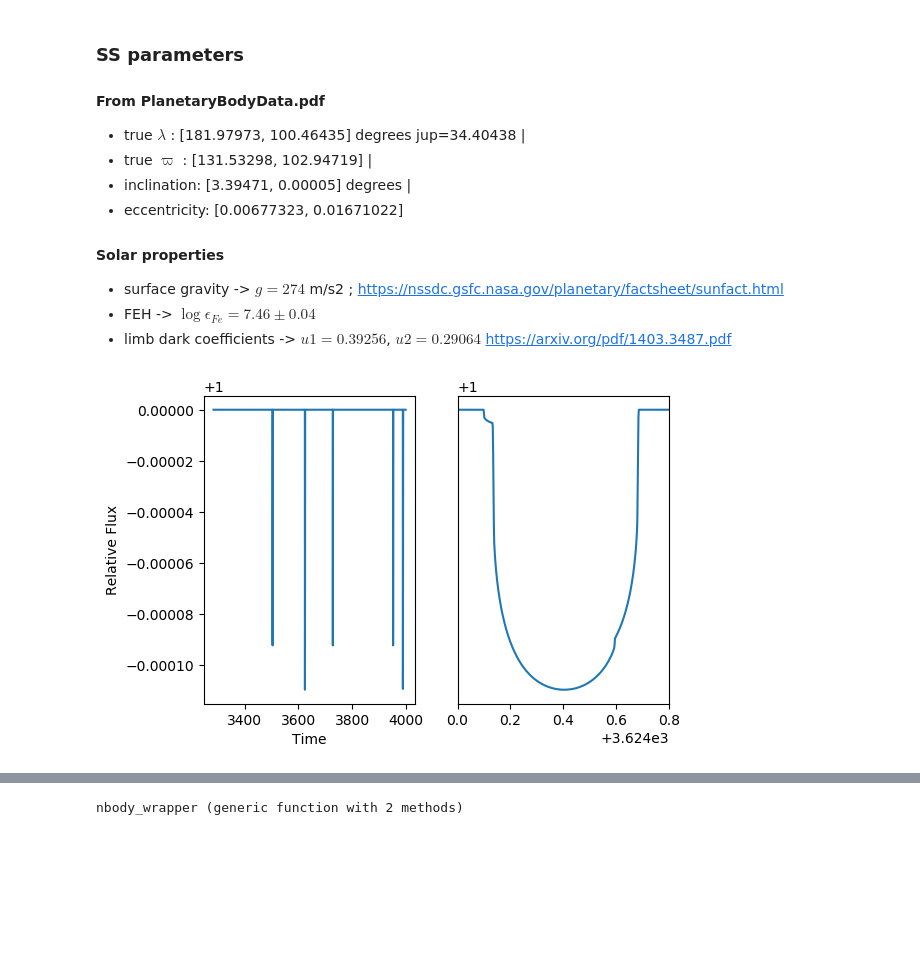
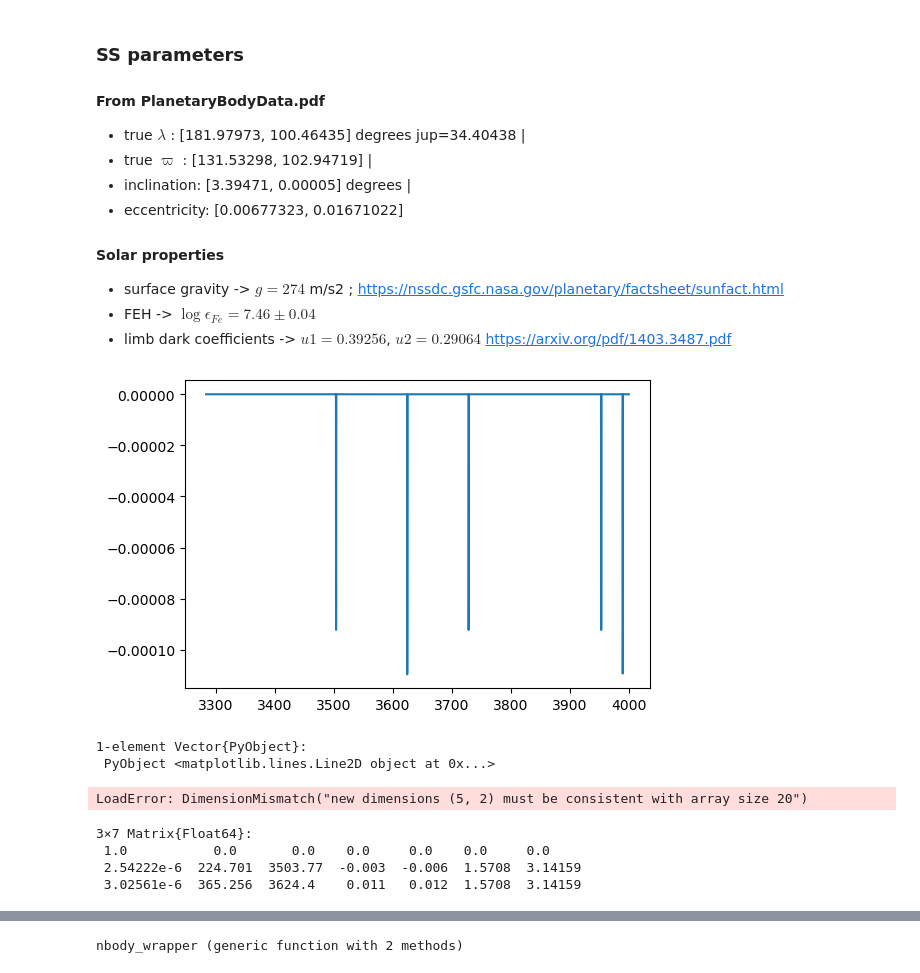
Before and after one commit to bmlindor/ttv_ss, a Jupyter notebook: src/nbody_grad.ipynb, the cells around one changed output, grey strips where cells are left out. Cells and saved outputs as stored; diff of their text form; code cells hidden in the pictures; blank space fills up the shorter version.

```diff
--- a/src/nbody_grad.ipynb
+++ b/src/nbody_grad.ipynb
@@ -126,14 +147,13 @@ moon=Elements(m=0.012*(p2.m),P=27.3,t0=3624.3949611424468,
 e=0.055,I=(pi/2)-deg2rad(5),Ω=deg2rad(60))
 H=[-1 1 0 0;0 0 -1 1; -1 -1 1 1; -1 -1 -1 -1]
 
-t0=3283.5;tmax=4000.0;h=0.05
+t0=3283.5;tmax=4000.0#;h=0.05
 ic=ElementsIC(t0,H,[star;p1;p2;moon])
-intr=Integrator(h,t0,tmax)
+intr=Integrator(0.5,t0,tmax)
 s=State(ic);
 rstar = 0.00465047 # Sol (Rstar/AU)
 u_n = [0.39256, 0.29064];  # Quad. Limbdarkening coefficients
 k_moon = [0.0087002, 0.0091705, 0.27*0.0091705]  # Radius ratios with moon
-
 cadence = 2 / 60 / 24  # 2 minute cadence in days
 obs_duration = tmax-t0  # Duration of observations in days
 tobs = collect(t0:cadence:t0+obs_duration)
@@ -142,12 +162,29 @@ ts = TransitSeries(tmax,ic) ;# args: max time obs, IC, h [step size for series p
 tt = TransitTiming(tmax,ic) ;#TransitTiming(intr.tmax,ic) # ;need this for grad;
 intr(s, ts, tt; grad=false);
 compute_lightcurve!(lc, ts);
-# %%
-fig=figure(figsize=(6,4))
-ax1,ax2=fig.subplots(1,2)
-ax1.plot(lc.tobs,1 .+ lc.flux)
-ax1.set_xlabel("Time");ax1.set_ylabel("Relative Flux")
-ax2.plot(lc.tobs,1 .+ lc.flux)
-ax2.set_xlim(3624.0,3624.8);ax2.tick_params(left=false,labelleft=false)
-# %% [output]
-[figure, removed]
+# %%
+figure(figsize=(6,4))
+plot(lc.tobs,lc.flux)
+# %% [output]
+[figure, added]
+1-element Vector{PyObject}:
+ PyObject <matplotlib.lines.Line2D object at 0x...>
+# %%
+ttm=AgolModels.TimingModel(θ,3,0.0,500.0,0.05)
+# AgolModels.compute_tt(ttm,θ).tt
+setup_ics!(θ,ttm.ic)
+# %% [output]
+LoadError: DimensionMismatch("new dimensions (5, 2) must be consistent with array size 20")
+# %%
+# lcm=AgolModels.LightcurveModel(θ,3,0.0,500.0,0.05,2/60/24)
+# AgolModels.compute_flux(lcm,θ)[AgolModels.compute_flux(lcm,θ).!== 0.0]
+# Rescale parameters to make them similar orders of magnitude:
+# AgolModels.handle_elements_matrix(θ[4:4+7*(3-1)],3)
+ttm=AgolModels.TimingModel(θ,3,0.0,500.0,0.05)
+# AgolModels.compute_tt(ttm,θ).tt
+setup_ics!(θ,ttm.ic)
+# %% [output]
+3×7 Matrix{Float64}:
+ 1.0           0.0       0.0    0.0     0.0    0.0     0.0
+ 2.54222e-6  224.701  3503.77  -0.003  -0.006  1.5708  3.14159
+ 3.02561e-6  365.256  3624.4    0.011   0.012  1.5708  3.14159
```
Also changed, not shown: parts of 22 cells of this notebook, 10 other files.
